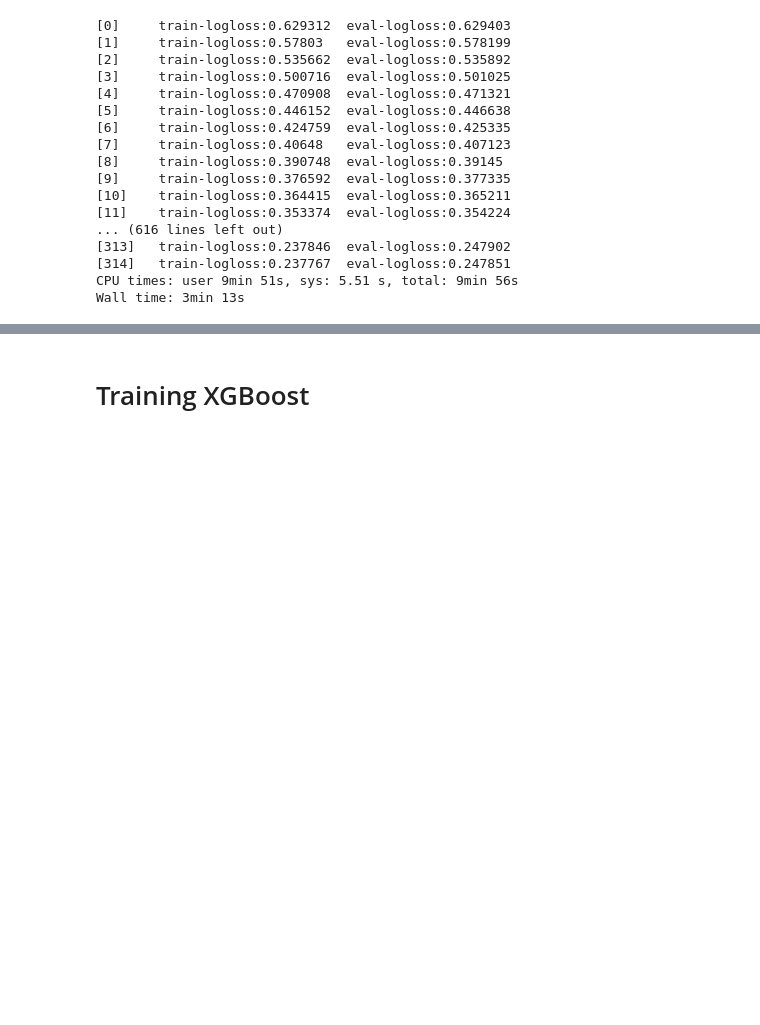
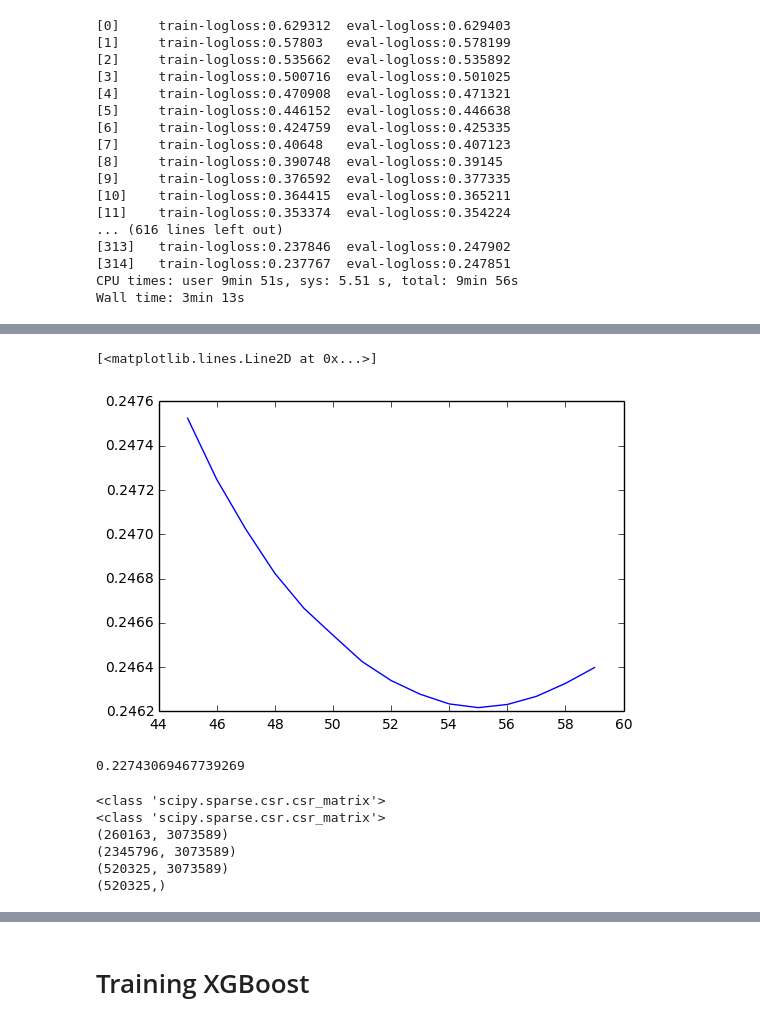
Before and after one commit to wernerchao/quora-duplicate, a Jupyter notebook: py2_xgb_jaccard_magic.ipynb, the cells around one changed output, grey strips where cells are left out. Cells and saved outputs as stored; diff of their text form; code cells hidden in the pictures; blank space fills up the shorter version.

```diff
--- a/py2_xgb_jaccard_magic.ipynb
+++ b/py2_xgb_jaccard_magic.ipynb
@@ -509,16 +465,0 @@ v1 = fm_mcmc.fit_predict_proba(csc_matrix(train_fold1_scaled), y_labels, csc_mat
-# %%
-%%time
-
-logloss_train = []
-logloss_val = []
-for i in range(1, n_iter):
-    fm.fit(csc_matrix(train_fold1_scaled), y_labels)
-    new_fold1 = fm.predict_proba(csc_matrix(train_fold1_scaled))
-    v1 = fm.predict_proba(csc_matrix(validation_fold_scaled))
-
-    logloss_train.append(log_loss(y_train_fold1, new_fold1))
-    logloss_val.append(log_loss(y_validation_fold, v1))
-
-# fm.fit(csc_matrix(train_fold1_scaled), y_labels)
-# new_fold2 = fm.predict_proba(csc_matrix(train_fold2_scaled))
-# v1 = fm.predict_proba(csc_matrix(validation_fold_scaled))
@@ -1060,0 +525,11 @@ KeyboardInterrupt:
+# %%
+%%time
+# Testing out once for 65 iterations
+
+fm_mcmc = mcmc.FMClassification(n_iter=65, init_stdev=0.2, rank=2)
+v1 = fm_mcmc.fit_predict_proba( \
+                        train_fold1, \
+                        y_labels, \
+                        validation_fold)
+
+print(log_loss(y_validation_fold.toarray().flatten(), v1))
@@ -1060,0 +540,16 @@ KeyboardInterrupt:
+# %%
+%%time
+# Running loops to see which iteration is the best
+
+iter_ = []
+val = []
+print('Starting...')
+for i in range(45, 55, 1):
+    fm_mcmc = mcmc.FMClassification(n_iter=i, init_stdev=0.2, rank=2)
+    v1 = fm_mcmc.fit_predict_proba( \
+                            train_fold1, \
+                            y_labels_1, \
+                            validation_fold)
+    val.append(log_loss(y_validation_fold.toarray().flatten(), v1))
+    iter_.append(i)
+    print('Iteration: ', i, ' Loss: ', log_loss(y_validation_fold.toarray().flatten(), v1))
@@ -1060,0 +570,5 @@ KeyboardInterrupt:
+# %%
+plt.plot(iter_, val)
+# %% [output]
+[<matplotlib.lines.Line2D at 0x...>]
+[figure, added]
@@ -1060,0 +590,4 @@ KeyboardInterrupt:
+# %%
+log_loss(y_validation_fold.toarray().flatten(), fm_layer_1_val)
+# %% [output]
+0.22743069467739269
@@ -1060,0 +597,15 @@ KeyboardInterrupt:
+# %%
+X_test = sparse.load_npz('./fm/x_test.npz')
+print(type(train_fold1))
+print(type(X_test))
+print(train_fold1.shape)
+print(X_test.shape)
+print(sparse.vstack((train_fold1, train_fold2), format='csr').shape)
+print(np.concatenate((y_labels_1, y_labels_2), axis=0).shape)
+# %% [output]
+<class 'scipy.sparse.csr.csr_matrix'>
+<class 'scipy.sparse.csr.csr_matrix'>
+(260163, 3073589)
+(2345796, 3073589)
+(520325, 3073589)
+(520325,)
```
Also changed, not shown: parts of 34 cells of this notebook, 28 other files.
